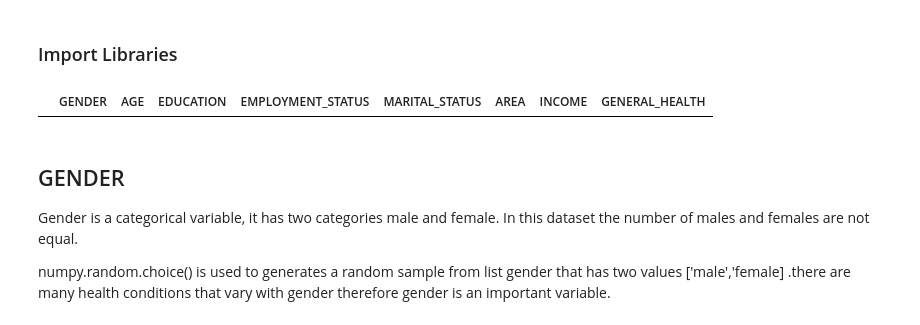
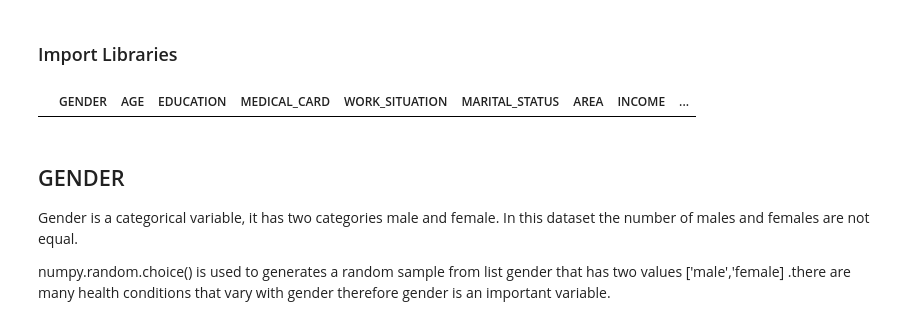
Before and after one commit to Freeha-S/ProgDA_Project, a Jupyter notebook: ProgDA-Project.ipynb, the cells around one changed output. Cells and saved outputs as stored; diff of their text form; code cells hidden in the pictures.

```diff
--- a/ProgDA-Project.ipynb
+++ b/ProgDA-Project.ipynb
@@ -65,20 +68,21 @@ import matplotlib.pyplot as plt
 # %%
 data1 = ['GENDER: Female, Male',
          'AGE: years',
          'EDUCATION:',
-         'EMPLOYMENT_STATUS: ',
+         'MEDICAL_CARD',
+         'WORK_SITUATION: ',
          'MARITAL_STATUS: ',
          'AREA: ',
-         'INCOME: Income yearly',
-         'GENERAL_HEALTH:'
+         'INCOME: ',
+         'SOCIAL_CLASS:'
 ]
 short_names = [d.split(':')[0] for d in data1]
 #create the dataset
 data=pd.DataFrame(columns = short_names)
 
 data
 # %% [output]
-|  | GENDER | AGE | EDUCATION | EMPLOYMENT_STATUS | MARITAL_STATUS | AREA | INCOME | GENERAL_HEALTH |
+|  | GENDER | AGE | EDUCATION | MEDICAL_CARD | WORK_SITUATION | MARITAL_STATUS | AREA | INCOME | ... |
 # %% [markdown]
 ## GENDER
 
```
Also changed, not shown: parts of 38 cells of this notebook, 2 other files.
